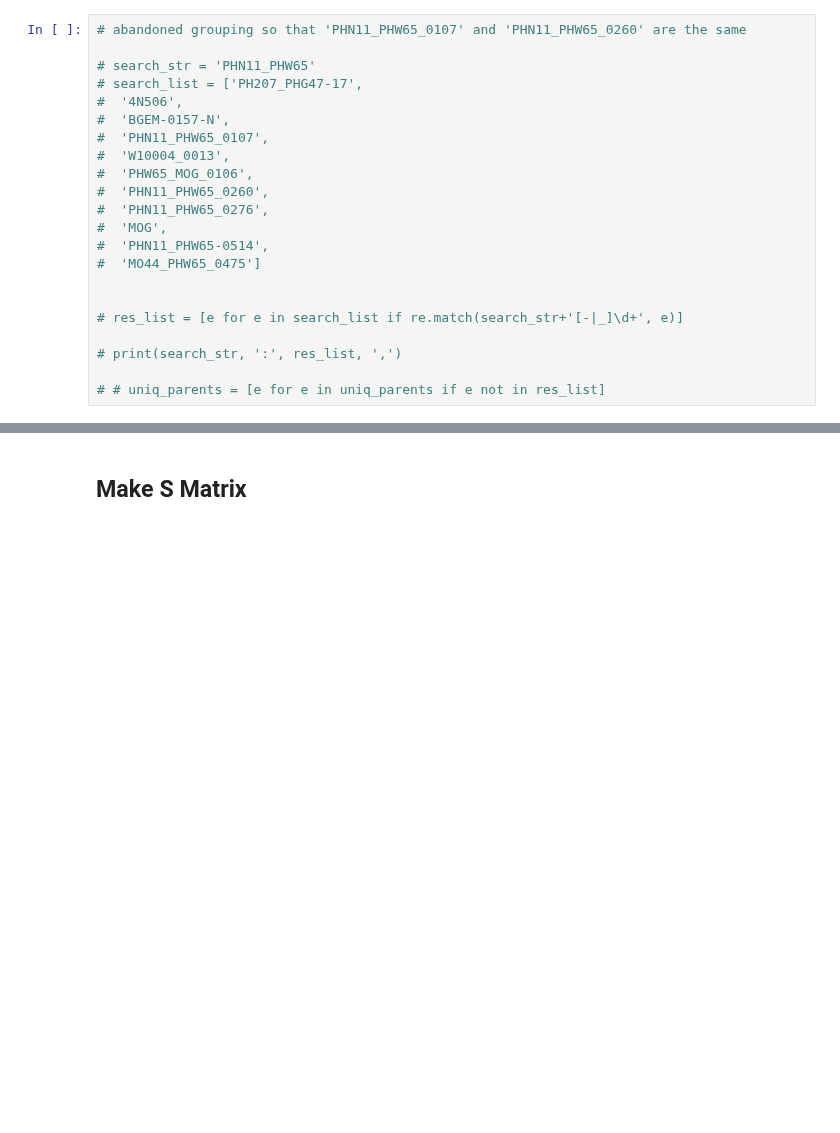
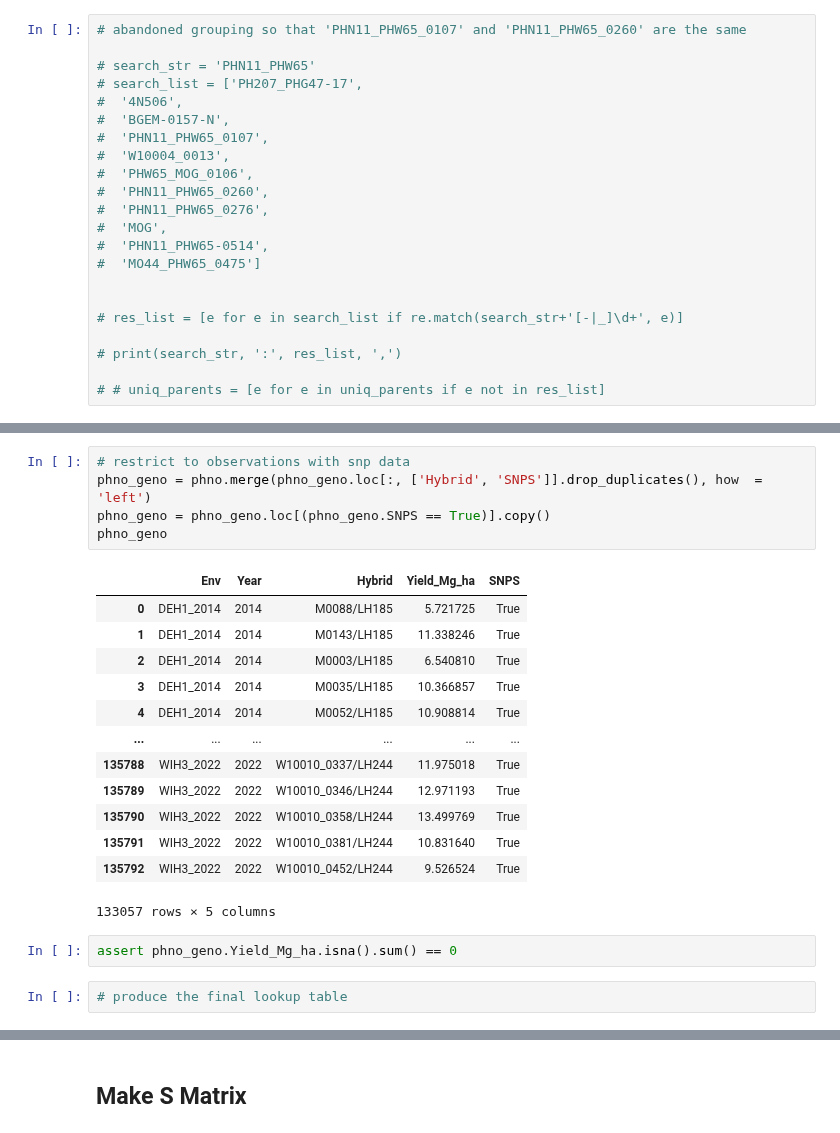
Before and after one commit to DanielKick-USDA/EnvDL, a Jupyter notebook: nbs/01.03_g2fc_prep_matrices.ipynb, the cells around one changed output, grey strips where cells are left out. Drawn from its saved outputs; the diff is of its cells as text; blank space fills up the shorter version.

```diff
--- a/nbs/01.03_g2fc_prep_matrices.ipynb
+++ b/nbs/01.03_g2fc_prep_matrices.ipynb
@@ -80,0 +152,23 @@ assert 2 == np.min(np.sum(GMat, axis = 1))
+# %%
+# restrict to observations with snp data
+phno_geno = phno.merge(phno_geno.loc[:, ['Hybrid', 'SNPS']].drop_duplicates(), how  = 'left')
+phno_geno = phno_geno.loc[(phno_geno.SNPS == True)].copy()
+phno_geno
+# %% [output]
+|  | Env | Year | Hybrid | Yield_Mg_ha | SNPS |
+| 0 | DEH1_2014 | 2014 | M0088/LH185 | 5.721725 | True |
+| 1 | DEH1_2014 | 2014 | M0143/LH185 | 11.338246 | True |
+| 2 | DEH1_2014 | 2014 | M0003/LH185 | 6.540810 | True |
+| 3 | DEH1_2014 | 2014 | M0035/LH185 | 10.366857 | True |
+| 4 | DEH1_2014 | 2014 | M0052/LH185 | 10.908814 | True |
+| ... | ... | ... | ... | ... | ... |
+| 135788 | WIH3_2022 | 2022 | W10010_0337/LH244 | 11.975018 | True |
+| 135789 | WIH3_2022 | 2022 | W10010_0346/LH244 | 12.971193 | True |
+| 135790 | WIH3_2022 | 2022 | W10010_0358/LH244 | 13.499769 | True |
+| 135791 | WIH3_2022 | 2022 | W10010_0381/LH244 | 10.831640 | True |
+| 135792 | WIH3_2022 | 2022 | W10010_0452/LH244 | 9.526524 | True |
+133057 rows × 5 columns
+# %%
+assert phno_geno.Yield_Mg_ha.isna().sum() == 0
+# %%
+# produce the final lookup table
```
Also changed, not shown: parts of 33 cells of this notebook, 12 other files.
